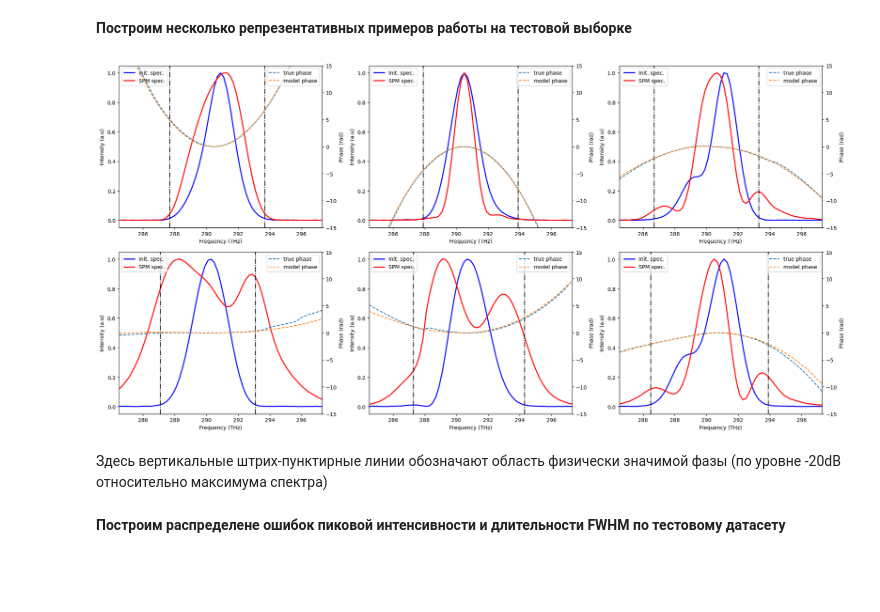
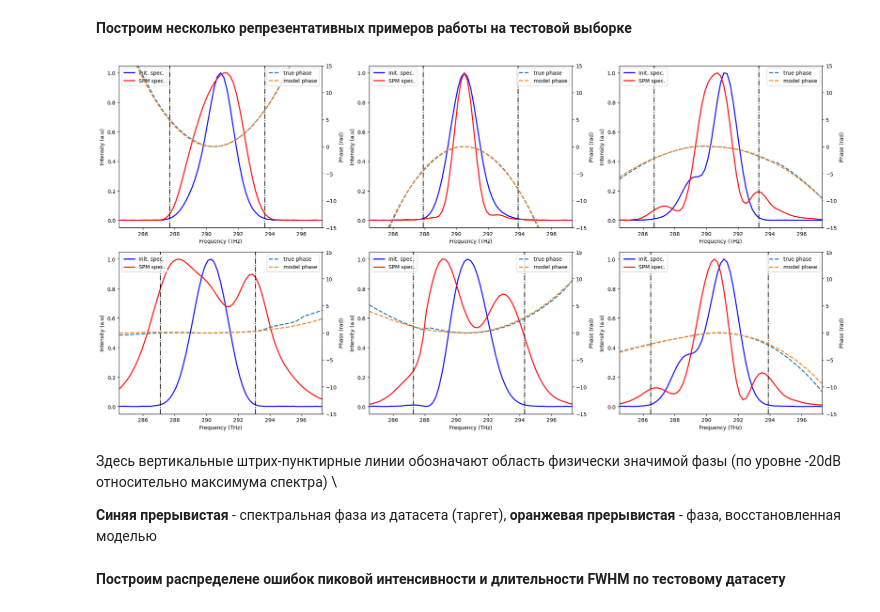
Before and after one commit to YaroslavRomanovskiy/NS271_Romanovskii, a Jupyter notebook: notebooks/Model_for_reference_GitHub.ipynb, the cells around one changed output. Drawn from its saved outputs; the diff is of its cells as text; code cells hidden in the pictures; blank space fills up the shorter version.

```diff
--- a/notebooks/Model_for_reference_GitHub.ipynb
+++ b/notebooks/Model_for_reference_GitHub.ipynb
@@ -464,38 +464,40 @@ for idx in index_reference:
 
 fig, ax1 = plt.subplots(nrows=2, ncols=3, figsize=(20,10))
 k=0
 for i in range(2):
     for j in range(3):
         ax1[i][j].set_xlabel('Frequency (THz)')
         #print(k)
         ax1[i][j].set_ylabel('Intensity (a.u)')
         ax1[i][j].plot(new_freq, np.exp(x_test[index_reference[k]][0:65]), color='blue', label = "Init. spec.",  lw = 2)
         ax1[i][j].plot(new_freq, np.exp(x_test[index_reference[k]][65:]), color='red',label = "SPM spec.", lw = 2)
         vert_line1_coord = np.where(np.exp(x_test[index_reference[k]][0:65])>1e-2)
         ax1[i][j].axvline(x=new_freq[vert_line1_coord[0][0]], ls='-.', color='black')
         ax1[i][j].axvline(x=new_freq[vert_line1_coord[0][-1]],ls='-.', color='black')
         #ax1.plot(wavelength_frog, spectr_frog, label = "FROG",  lw = 2)
         #ax1.tick_params(axis='y', labelcolor=color)
         ax1[i][j].set_xlim(new_freq[0], new_freq[-1])
         #ax1.set_ylim(1e-3, 1.05)
         ax1[i][j].legend(loc = 'upper left')
         ax2 = ax1[i][j].twinx()
         #color[i][j] = 'tab:blue'
         ax2.set_ylabel('Phase (rad)')
-        ax2.plot(new_freq, y_test[index_reference[k]],'--',  label = "true phase")#, 's', ms = 3, mew = 3, markevery= 1, linestyle = "None")
-        ax2.plot(new_freq, model_phase[k],'--', label = "model phase")
+        ax2.plot(new_freq, y_test[index_reference[k]],'--',  label = "true phase",  lw = 2)#, 's', ms = 3, mew = 3, markevery= 1, linestyle = "None")
+        ax2.plot(new_freq, model_phase[k],'--', label = "model phase",  lw = 2)
         #ax2.tick_params(axis='y', labelcolor=color)
         ax2.legend(loc = 'upper right')
         ax2.set_ylim(-15, 15)
         k=k+1
     #
 fig.tight_layout()
 
 plt.show()
 # %% [output]
-[figure, old version]
+[figure, new version]
 # %% [markdown]
-Здесь вертикальные штрих-пунктирные линии обозначают область физически значимой фазы (по уровне -20dB относительно максимума спектра)
+Здесь вертикальные штрих-пунктирные линии обозначают область физически значимой фазы (по уровне -20dB относительно максимума спектра) \
+
+**Синяя прерывистая** - спектральная фаза из датасета (таргет), **оранжевая прерывистая** - фаза, восстановленная моделью
 # %% [markdown]
 **Построим распределене ошибок пиковой интенсивности и длительности FWHM по тестовому датасету**
 # %%
```
